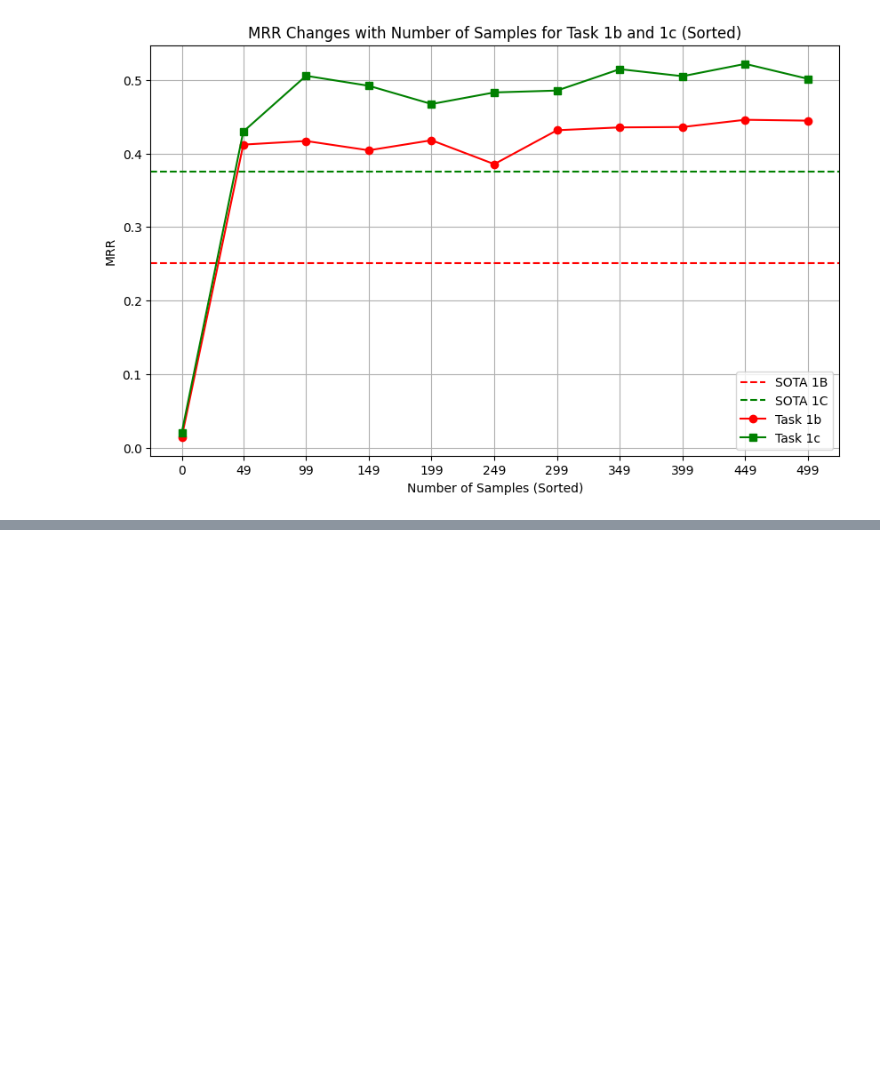
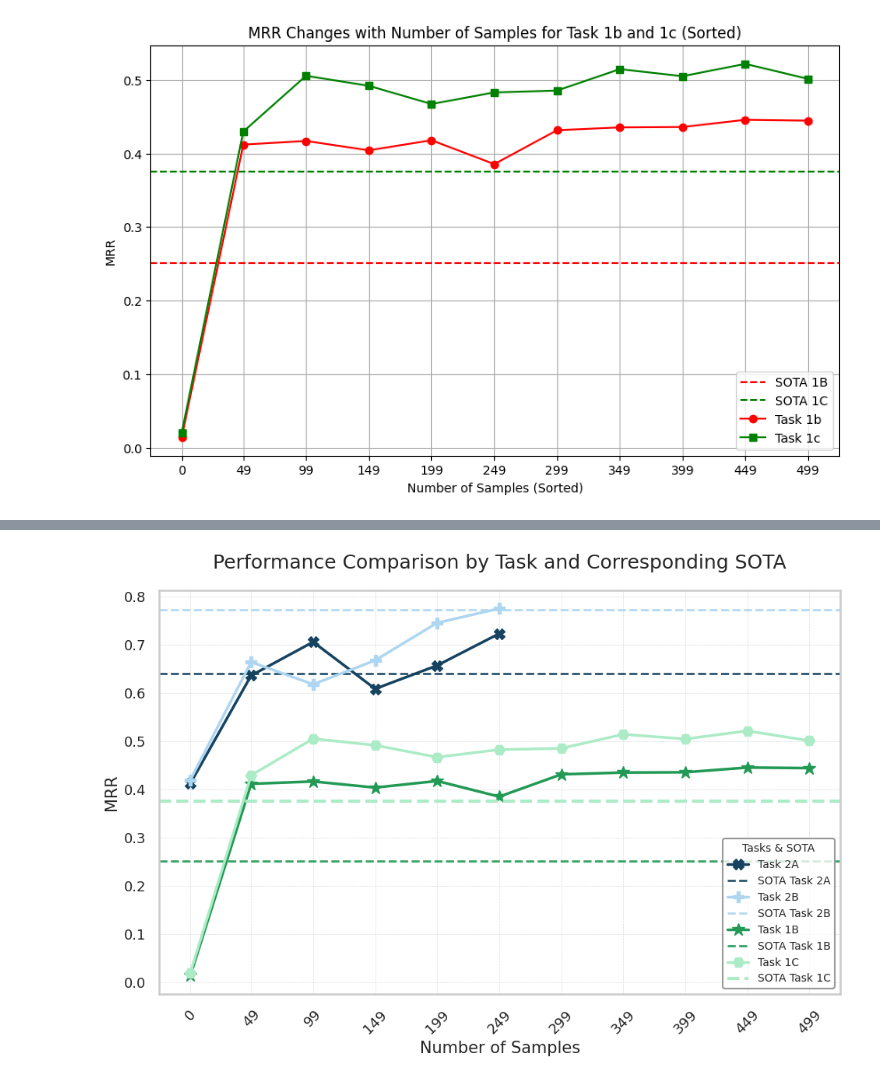
Before and after one commit to VityaVitalich/LLM_Taxonomy, a Jupyter notebook: ablation.ipynb, the cells around one changed output, grey strips where cells are left out. Drawn from its saved outputs; the diff is of its cells as text; code cells hidden in the pictures; blank space fills up the shorter version.

Commit message:
ablation update

```diff
--- a/ablation.ipynb
+++ b/ablation.ipynb
@@ -12,6 +14,11 @@ with open('./ablation_metrics/2A_ablate.pickle', 'rb') as f:
     metrics2a = pickle.load(f)
 with open('./ablation_metrics/2B_ablate.pickle', 'rb') as f:
     metrics2b = pickle.load(f)
+
+with open('./ablation_metrics/1B_ablate_few_shot.pickle', 'rb') as f:
+    fs1b = pickle.load(f)
+with open('./ablation_metrics/1C_ablate_few_shot.pickle', 'rb') as f:
+    fs1c = pickle.load(f)
 # %%
 mrrs = {}
 
@@ -108,0 +182,56 @@ ValueError: x and y must have same first dimension, but have shapes (6,) and (11
+# %%
+sns.set_theme(style="whitegrid", context="talk", palette="colorblind")
+
+# Define a custom color palette for tasks and corresponding SOTA lines
+# colors = {
+#     'Task 2A': "#3498db",
+#     'Task 2B': "#e74c3c",
+#     'Task 1B': "#f39c12",  # Dark orange for better visibility
+#     'Task 1C': "#1abc9c"   # Teal for distinct visibility
+# }
+colors = {
+    'Task 2A': "#154360",  # Deep Blue
+    'Task 2B': "#AED6F1",  # Very Light Blue
+    'Task 1B': "#229954",  # Dark Green
+    'Task 1C': "#ABEBC6"   # Light Green
+}
+sns.set_palette(sns.color_palette(list(colors.values())))
+
+# Create the plot with adjusted aesthetics
+plt.figure(figsize=(10, 7))
+
+# Plot tasks with matching SOTA lines
+for task, color in colors.items():
+    if task == 'Task 2A':
+        plt.plot(samples_sorted2, mrr_values_2a_sorted, label=task, marker='X', linestyle='-', linewidth=2.5, markersize=10, color=color)
+        plt.axhline(y=sota_2a, color=color, linestyle='--', label=f'SOTA {task}', linewidth=2, alpha=0.9)
+    elif task == 'Task 2B':
+        plt.plot(samples_sorted2, mrr_values_2b_sorted, label=task, marker='P', linestyle='-', linewidth=2.5, markersize=10, color=color)
+        plt.axhline(y=sota_2b, color=color, linestyle='--', label=f'SOTA {task}', linewidth=2, alpha=0.9)
+    elif task == 'Task 1B':
+        plt.plot(samples_sorted1, mrr_values_1b_sorted, label=task, marker='*', linestyle='-', linewidth=2.5, markersize=12, color=color)
+        plt.axhline(y=sota_1b, color=color, linestyle='--', label=f'SOTA {task}', linewidth=2, alpha=0.9)
+    elif task == 'Task 1C':
+        plt.plot(samples_sorted1, mrr_values_1c_sorted, label=task, marker='H', linestyle='-', linewidth=2.5, markersize=10, color=color)
+        plt.axhline(y=sota_1c, color=color, linestyle='--', label=f'SOTA {task}', linewidth=3, alpha=1)
+
+# Customizing the plot further for clarity and aesthetics
+plt.xlabel('Number of Samples', fontsize=15)
+plt.ylabel('MRR', fontsize=15)
+plt.title('Performance Comparison by Task and Corresponding SOTA', fontsize=18, pad=20)
+
+# Adjusting ticks for better readability
+plt.xticks(np.unique(samples_sorted1 + samples_sorted2), rotation=45, fontsize=13)
+plt.yticks(fontsize=13)
+plt.grid(True, which='both', linestyle='--', linewidth=0.5, alpha=0.7)
+
+# Improving the legend to clearly differentiate tasks and SOTA benchmarks
+plt.legend(title='Tasks & SOTA', title_fontsize='10', fontsize='10', loc='best', frameon=True, edgecolor='gray')
+
+# Ensuring the layout is tight so everything fits well
+plt.tight_layout()
+
+# Displaying the enhanced and intuitive plot
+plt.show()
+# %% [output]
+[figure, added]
```
Also changed, not shown: parts of 9 cells of this notebook, 4 other files.
